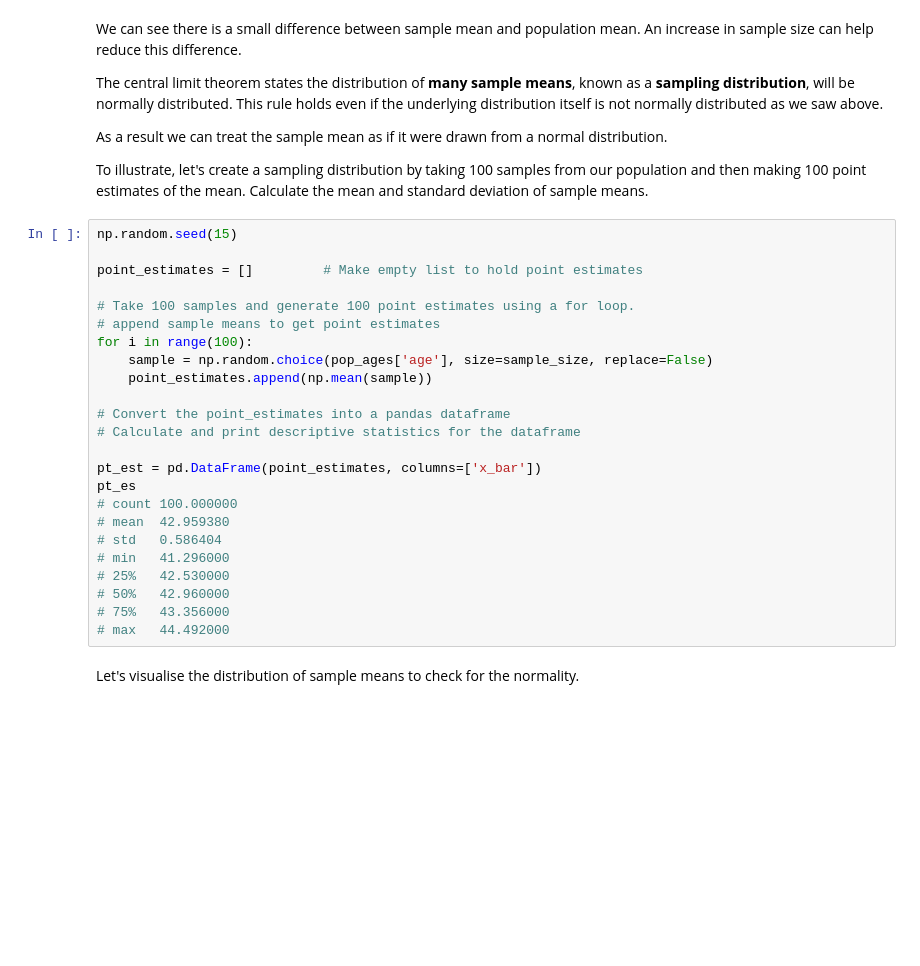
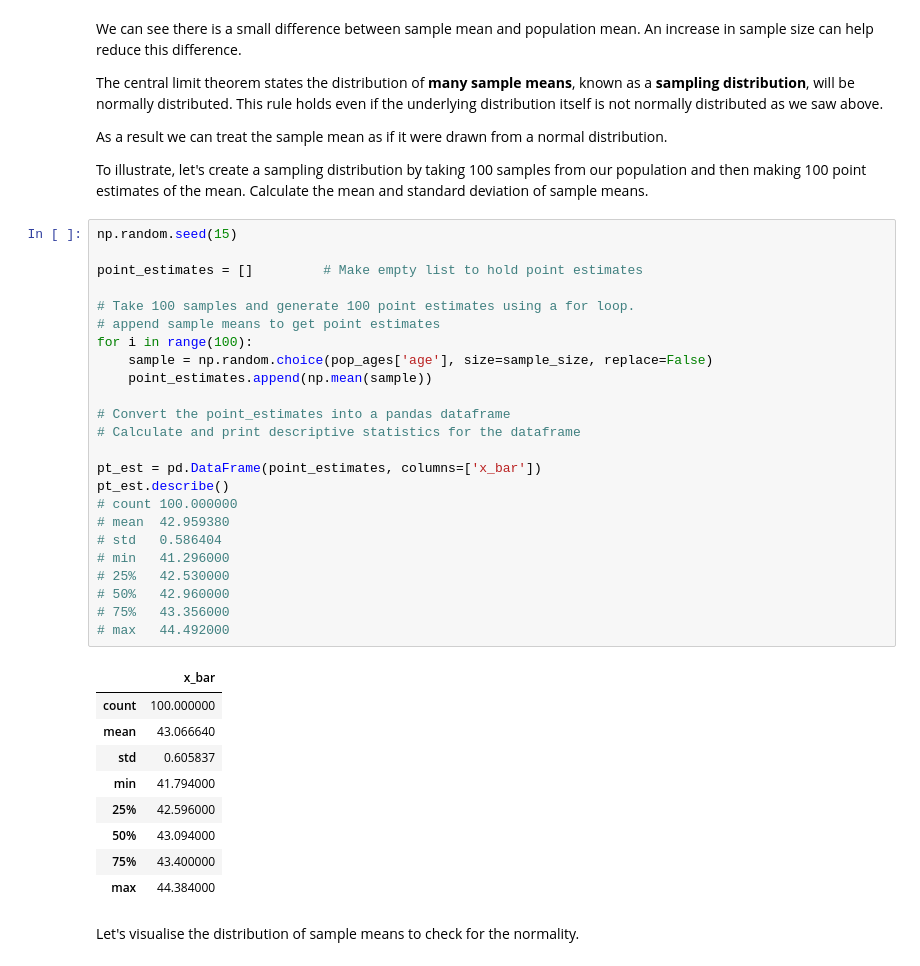
Before and after one commit to MangrobanGit/dsc-2-19-15-confidence-intervals-lab-seattle-ds-career-040119, a Jupyter notebook: index.ipynb, the cells around one changed output. Drawn from its saved outputs; the diff is of its cells as text; blank space fills up the shorter version.

```diff
--- a/index.ipynb
+++ b/index.ipynb
@@ -119,27 +119,37 @@ To illustrate, let's create a sampling distribution by taking 100 samples from o
 # %%
 np.random.seed(15)
 
 point_estimates = []         # Make empty list to hold point estimates
 
 # Take 100 samples and generate 100 point estimates using a for loop.
 # append sample means to get point estimates
 for i in range(100):
     sample = np.random.choice(pop_ages['age'], size=sample_size, replace=False)
     point_estimates.append(np.mean(sample))
 
 # Convert the point_estimates into a pandas dataframe
 # Calculate and print descriptive statistics for the dataframe
 
 pt_est = pd.DataFrame(point_estimates, columns=['x_bar'])
-pt_es
+pt_est.describe()
 # count	100.000000
 # mean	42.959380
 # std	0.586404
 # min	41.296000
 # 25%	42.530000
 # 50%	42.960000
 # 75%	43.356000
 # max	44.492000
+# %% [output]
+|  | x_bar |
+| count | 100.000000 |
+| mean | 43.066640 |
+| std | 0.605837 |
+| min | 41.794000 |
+| 25% | 42.596000 |
+| 50% | 43.094000 |
+| 75% | 43.400000 |
+| max | 44.384000 |
 # %% [markdown]
 Let's visualise the distribution of sample means to check for the normality.
 # %%
```
